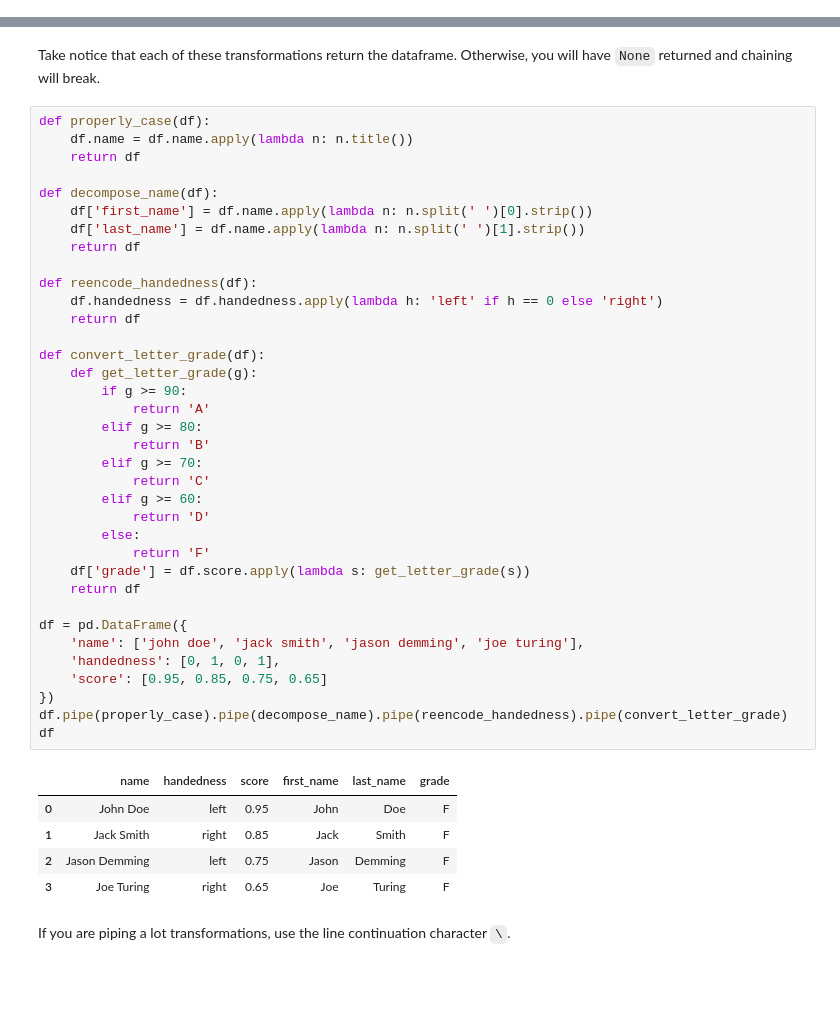
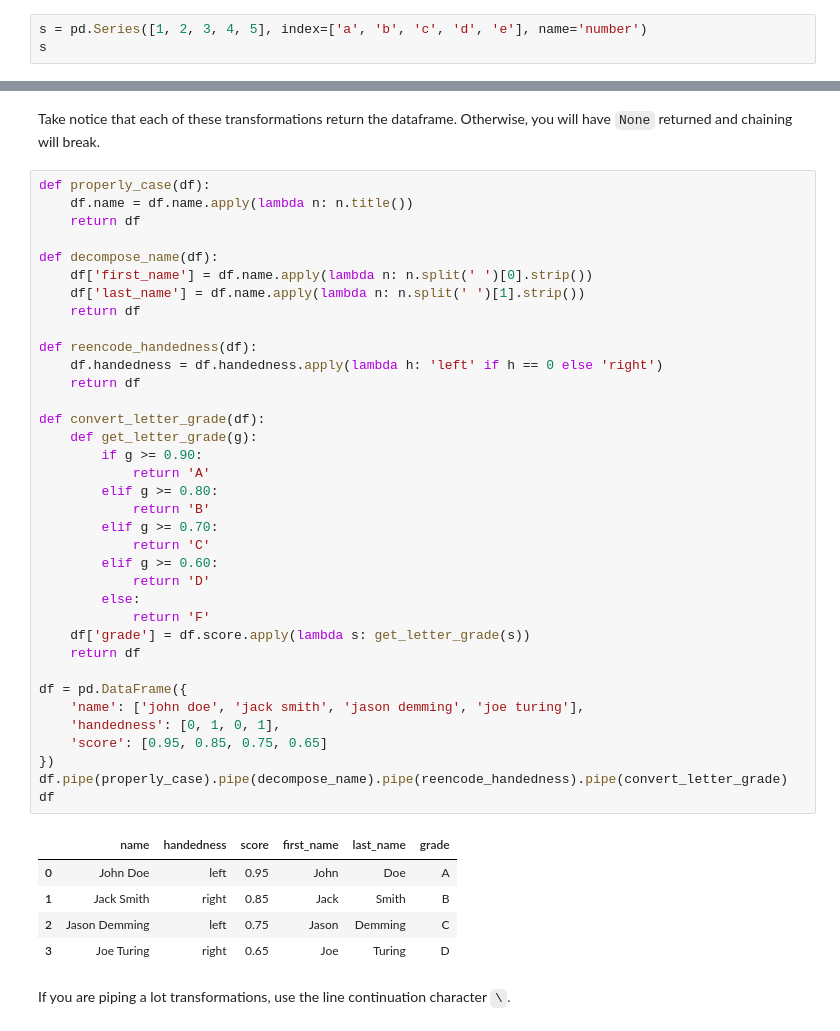
Before and after one commit to oneoffcoder/books, a Jupyter notebook: sphinx/scikit-intro/source/pandas.ipynb, the cells around one changed output, grey strips where cells are left out. Cells and saved outputs as stored; diff of their text form; blank space fills up the shorter version.

```diff
--- a/sphinx/scikit-intro/source/pandas.ipynb
+++ b/sphinx/scikit-intro/source/pandas.ipynb
@@ -140,0 +145,3 @@ e: 5
+# %%
+s = pd.Series([1, 2, 3, 4, 5], index=['a', 'b', 'c', 'd', 'e'], name='number')
+s
@@ -867,41 +890,41 @@ def properly_case(df):
 
 def decompose_name(df):
     df['first_name'] = df.name.apply(lambda n: n.split(' ')[0].strip())
     df['last_name'] = df.name.apply(lambda n: n.split(' ')[1].strip())
     return df
 
 def reencode_handedness(df):
     df.handedness = df.handedness.apply(lambda h: 'left' if h == 0 else 'right')
     return df
 
 def convert_letter_grade(df):
     def get_letter_grade(g):
-        if g >= 90:
+        if g >= 0.90:
             return 'A'
-        elif g >= 80:
+        elif g >= 0.80:
             return 'B'
-        elif g >= 70:
+        elif g >= 0.70:
             return 'C'
-        elif g >= 60:
+        elif g >= 0.60:
             return 'D'
         else:
             return 'F'
     df['grade'] = df.score.apply(lambda s: get_letter_grade(s))
     return df
 
 df = pd.DataFrame({
     'name': ['john doe', 'jack smith', 'jason demming', 'joe turing'],
     'handedness': [0, 1, 0, 1],
     'score': [0.95, 0.85, 0.75, 0.65]
 })
 df.pipe(properly_case).pipe(decompose_name).pipe(reencode_handedness).pipe(convert_letter_grade)
 df
 # %% [output]
 |  | name | handedness | score | first_name | last_name | grade |
-| 0 | John Doe | left | 0.95 | John | Doe | F |
-| 1 | Jack Smith | right | 0.85 | Jack | Smith | F |
-| 2 | Jason Demming | left | 0.75 | Jason | Demming | F |
-| 3 | Joe Turing | right | 0.65 | Joe | Turing | F |
+| 0 | John Doe | left | 0.95 | John | Doe | A |
+| 1 | Jack Smith | right | 0.85 | Jack | Smith | B |
+| 2 | Jason Demming | left | 0.75 | Jason | Demming | C |
+| 3 | Joe Turing | right | 0.65 | Joe | Turing | D |
 # %% [markdown]
 If you are piping a lot transformations, use the line continuation character `\`.
 # %%
```
Also changed, not shown: parts of 25 cells of this notebook.
